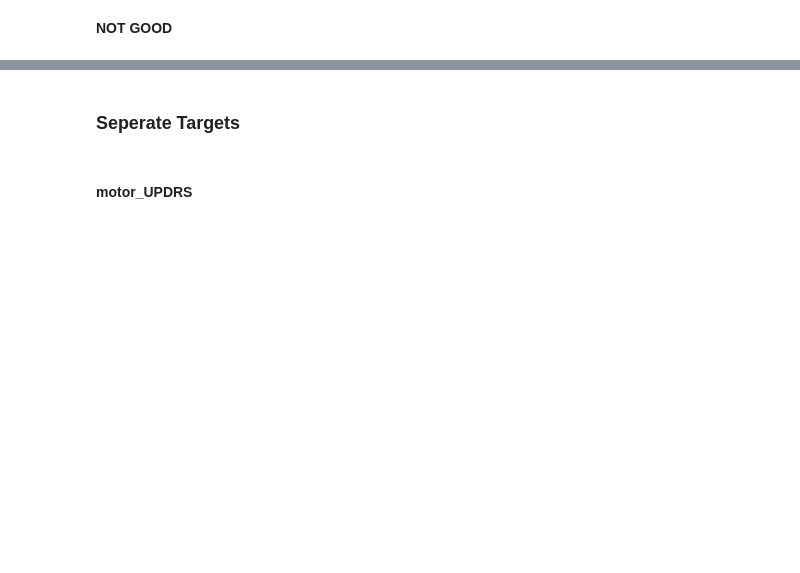
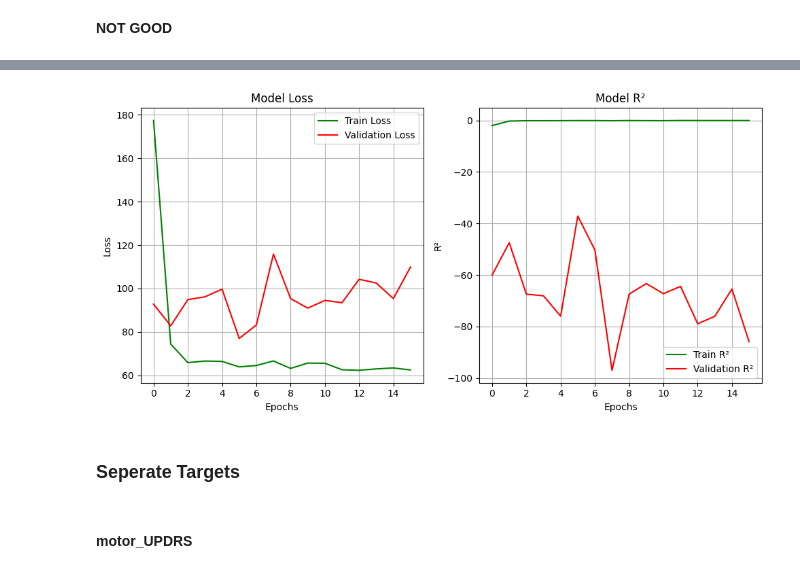
Before and after one commit to behnazrzf/Parkinson-s_Telemonitoring, a Jupyter notebook: NN.ipynb, the cells around one changed output, grey strips where cells are left out. Cells and saved outputs as stored; diff of their text form; code cells hidden in the pictures; blank space fills up the shorter version.

```diff
--- a/NN.ipynb
+++ b/NN.ipynb
@@ -192,0 +207,9 @@ plt.show()
+# %%
+model2 = Sequential()
+model2.add(LSTM(128, input_shape=(X_train_scaled.shape[1], 1), activation='relu'))
+model2.add(Dropout(0.3))
+model2.add(Dense(1, activation='linear'))  # Single output for motor_UPDRS
+model2.compile(optimizer=Adam(learning_rate=0.001), loss='mean_squared_error', metrics=[r2_score])
+# %%
+history2 = model2.fit(X_train_scaled, y_train_motor, epochs=100, batch_size=32, validation_data=(X_test_scaled, y_test_motor),
+                    callbacks=[lr_scheduler, early_stopping], verbose=1)
@@ -193,3 +238,24 @@ plt.show()
+# %%
+rcParams['figure.figsize'] = 10, 5
+fig, ax = plt.subplots(1, 2)
+ax[0].plot(history2.history['loss'], 'g', label='Train Loss')
+ax[0].plot(history2.history['val_loss'], 'r', label='Validation Loss')
+ax[0].set_title('Model Loss')
+ax[0].set_ylabel('Loss')
+ax[0].set_xlabel('Epochs')
+ax[0].legend(loc='upper right')
+ax[0].grid(True)
+ax[1].plot(history2.history['r2_score'], 'g', label='Train R²')
+ax[1].plot(history2.history['val_r2_score'], 'r', label='Validation R²')
+ax[1].set_title('Model R²')
+ax[1].set_ylabel('R²')
+ax[1].set_xlabel('Epochs')
+ax[1].legend(loc='lower right')
+ax[1].grid(True)
+plt.tight_layout()
+plt.show()
+# %% [output]
+[figure, added]
 # %% [markdown]
 ### Seperate Targets
 # %% [markdown]
```
Also changed, not shown: parts of 17 cells of this notebook, 2 other files.
